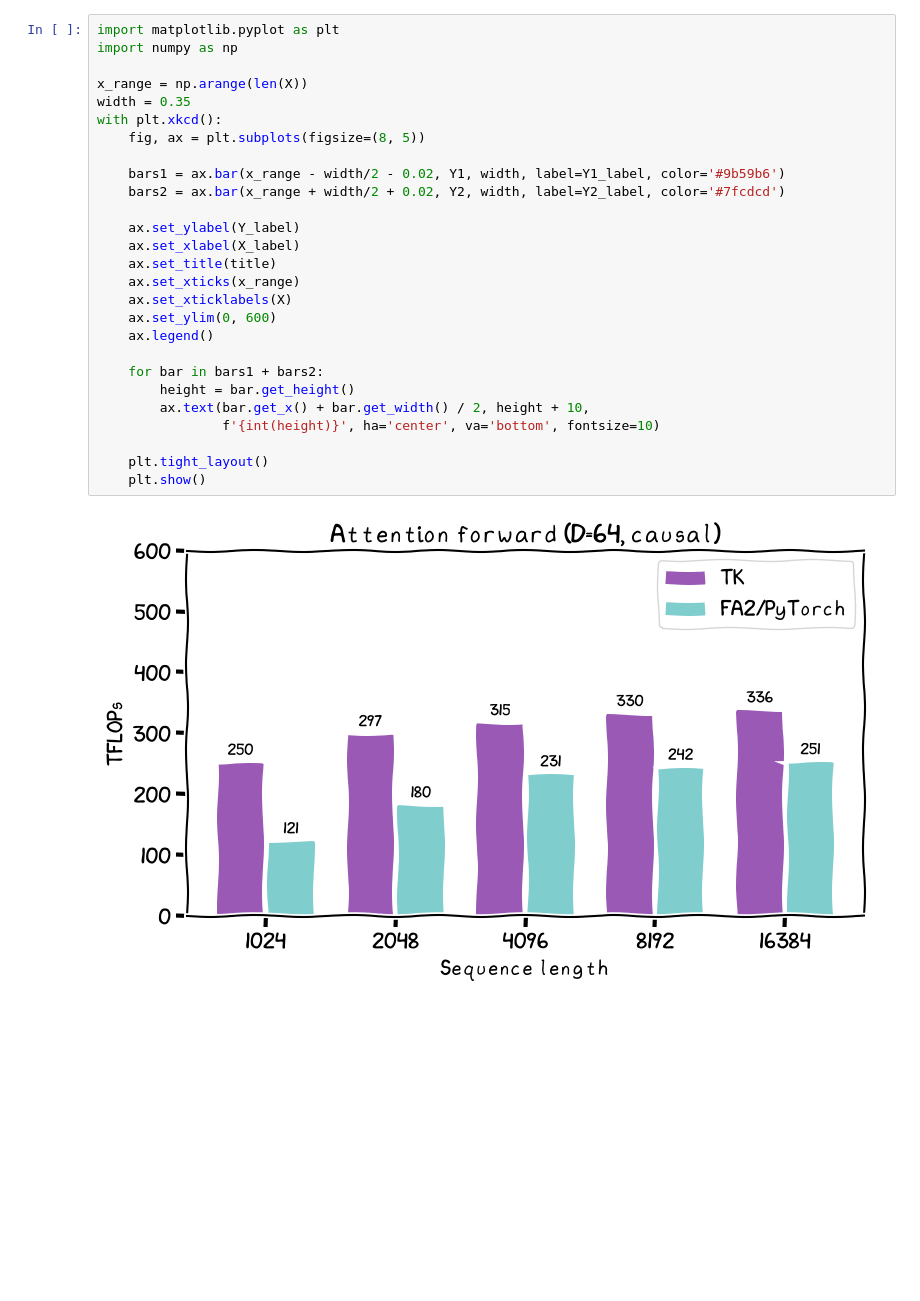
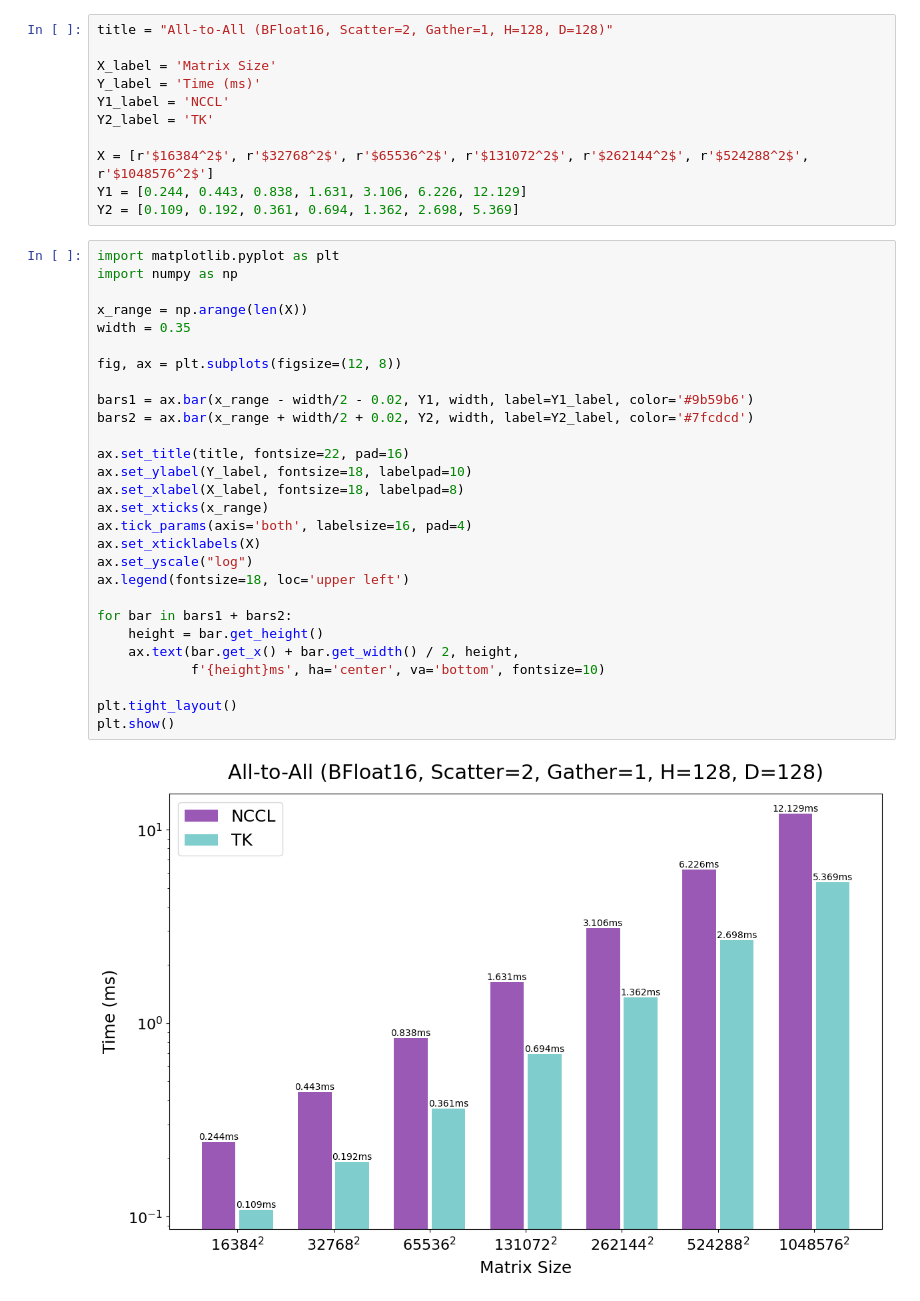
Before and after one commit to jeromeku/gpu-experiments, a Jupyter notebook: misc/draw_graph.ipynb, the cells around one changed output. Saved outputs shown, nothing was run; the diff lists cells and outputs as text; blank space fills up the shorter version.

```diff
--- a/misc/draw_graph.ipynb
+++ b/misc/draw_graph.ipynb
@@ -12,29 +34,41 @@ Y2 = [121, 180, 231, 242, 251]
+# %%
+title = "All-to-All (BFloat16, Scatter=2, Gather=1, H=128, D=128)"
+
+X_label = 'Matrix Size'
+Y_label = 'Time (ms)'
+Y1_label = 'NCCL'
+Y2_label = 'TK'
+
+X = [r'$16384^2$', r'$32768^2$', r'$65536^2$', r'$131072^2$', r'$262144^2$', r'$524288^2$', r'$1048576^2$']
+Y1 = [0.244, 0.443, 0.838, 1.631, 3.106, 6.226, 12.129]
+Y2 = [0.109, 0.192, 0.361, 0.694, 1.362, 2.698, 5.369]
 # %%
 import matplotlib.pyplot as plt
 import numpy as np
 
 x_range = np.arange(len(X))
 width = 0.35
-with plt.xkcd():
-    fig, ax = plt.subplots(figsize=(8, 5))
 
-    bars1 = ax.bar(x_range - width/2 - 0.02, Y1, width, label=Y1_label, color='#9b59b6')
-    bars2 = ax.bar(x_range + width/2 + 0.02, Y2, width, label=Y2_label, color='#7fcdcd')
+fig, ax = plt.subplots(figsize=(12, 8))
 
-    ax.set_ylabel(Y_label)
-    ax.set_xlabel(X_label)
-    ax.set_title(title)
-    ax.set_xticks(x_range)
-    ax.set_xticklabels(X)
-    ax.set_ylim(0, 600)
-    ax.legend()
+bars1 = ax.bar(x_range - width/2 - 0.02, Y1, width, label=Y1_label, color='#9b59b6')
+bars2 = ax.bar(x_range + width/2 + 0.02, Y2, width, label=Y2_label, color='#7fcdcd')
 
-    for bar in bars1 + bars2:
-        height = bar.get_height()
-        ax.text(bar.get_x() + bar.get_width() / 2, height + 10,
-                f'{int(height)}', ha='center', va='bottom', fontsize=10)
+ax.set_title(title, fontsize=22, pad=16)
+ax.set_ylabel(Y_label, fontsize=18, labelpad=10)
+ax.set_xlabel(X_label, fontsize=18, labelpad=8)
+ax.set_xticks(x_range)
+ax.tick_params(axis='both', labelsize=16, pad=4)
+ax.set_xticklabels(X)
+ax.set_yscale("log")
+ax.legend(fontsize=18, loc='upper left')
 
-    plt.tight_layout()
-    plt.show()
+for bar in bars1 + bars2:
+    height = bar.get_height()
+    ax.text(bar.get_x() + bar.get_width() / 2, height,
+            f'{height}ms', ha='center', va='bottom', fontsize=10)
+
+plt.tight_layout()
+plt.show()
 # %% [output]
-[figure, old version]
+[figure, new version]
```
Also changed, not shown: parts of 4 cells of this notebook.
